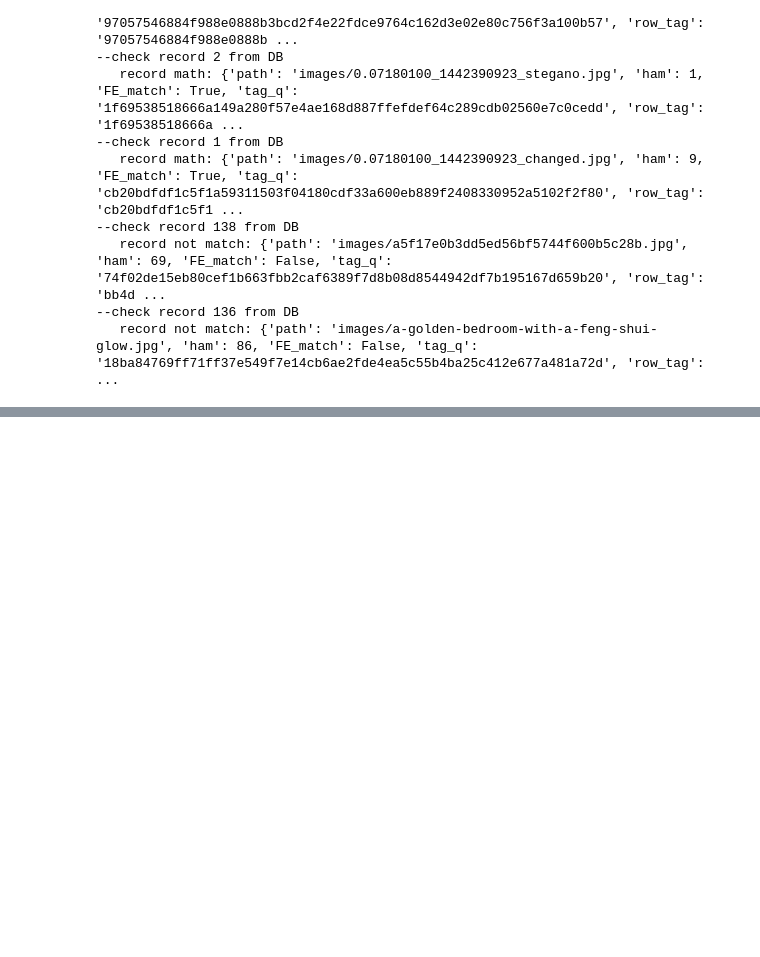
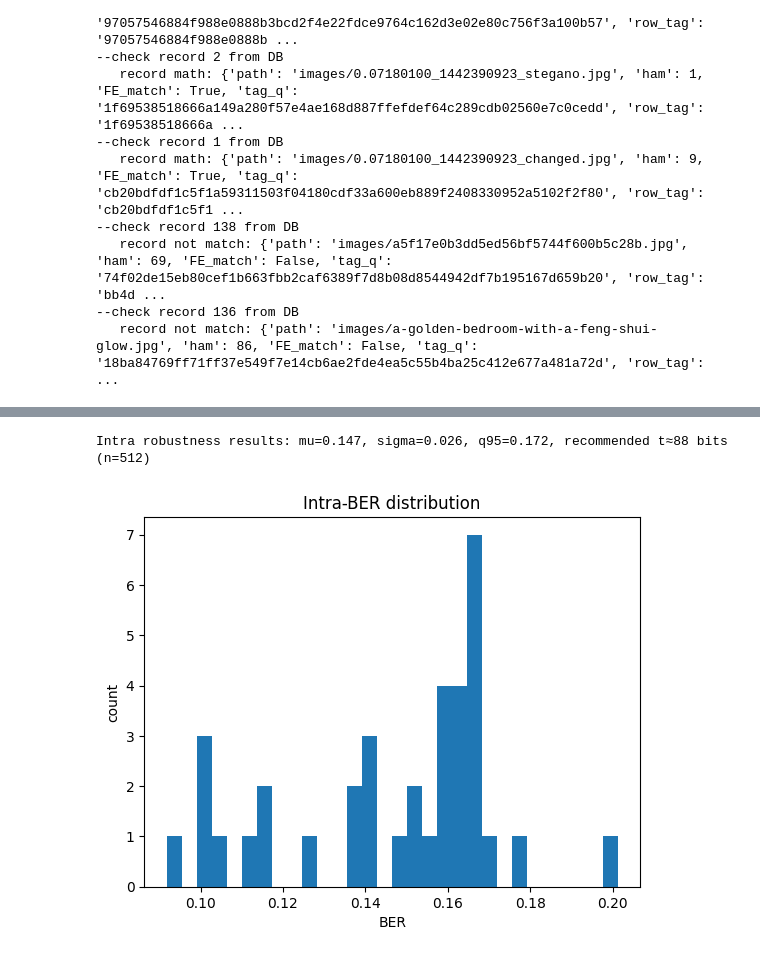
Before and after one commit to d-yacenko/Article14, a Jupyter notebook: perceptual_fe_demo.ipynb, the cells around one changed output, grey strips where cells are left out. Cells and saved outputs as stored; diff of their text form; code cells hidden in the pictures; blank space fills up the shorter version.

```diff
--- a/perceptual_fe_demo.ipynb
+++ b/perceptual_fe_demo.ipynb
@@ -451,0 +461,64 @@ Compare images from DB with img images/0.07180100_1442390923_.jpg
+# %%
+# --- Intra-робастность (fixed to use `image_paths` and existing pipeline) ---
+import numpy as np
+import matplotlib.pyplot as plt
+from PIL import Image
+import torch
+import torch.nn.functional as F
+from torchvision import transforms
+
+rng = np.random.default_rng(0)
+
+def ber(a, b):
+    a = np.asarray(a, dtype=np.uint8)
+    b = np.asarray(b, dtype=np.uint8)
+    assert a.shape == b.shape, f"Codes must have same shape, got {a.shape} vs {b.shape}"
+    return float((a ^ b).mean())
+
+# Берём небольшую подвыборку из ранее загруженной коллекции
+assert len(image_paths) > 0, "No images found in image_paths. Please run the loading cell."
+test_images = image_paths[:min(12, len(image_paths))]
+
+# Лёгкие детерминированные/слабо-стохастические преобразования
+Ts = [
+    transforms.Compose([transforms.Resize((224, 224))]),
+    transforms.Compose([transforms.Resize((224, 224)), transforms.RandomRotation(5)]),
+    transforms.Compose([transforms.Resize((224, 224)), transforms.ColorJitter(brightness=0.1, contrast=0.1)]),
+]
+
+def code_from_pil(img):
+    x = preprocess(img).unsqueeze(0).to(device)
+    with torch.no_grad():
+        v = embedder(x)                        # [1, d], L2-normalized
+        z = F.linear(v, A_t, b_t)              # [1, n_bits]
+    return (z.cpu().numpy()[0] >= 0).astype(np.uint8)
+
+ber_values = []
+for p in test_images:
+    img0 = Image.open(p).convert("RGB")
+    c0 = code_from_pil(img0)
+    for T in Ts:
+        imgT = T(img0)
+        cT = code_from_pil(imgT)
+        ber_values.append(ber(c0, cT))
+
+ber_values = np.array(ber_values, dtype=float)
+mu = float(ber_values.mean())
+sigma = float(ber_values.std())
+q95 = float(np.quantile(ber_values, 0.95))
+
+# Длину кода берём из реального кода изображения
+n_bits = len(image_to_code(test_images[0])[0])
+t_bits = int(round(n_bits * q95))
+
+print(f"Intra robustness results: mu={mu:.3f}, sigma={sigma:.3f}, q95={q95:.3f}, recommended t≈{t_bits} bits (n={n_bits})")
+
+plt.figure()
+plt.hist(ber_values, bins=30)
+plt.title("Intra-BER distribution")
+plt.xlabel("BER")
+plt.ylabel("count")
+plt.show()
+# %% [output]
+Intra robustness results: mu=0.147, sigma=0.026, q95=0.172, recommended t≈88 bits (n=512)
+[figure, added]
```
Also changed, not shown: parts of 4 cells of this notebook.
